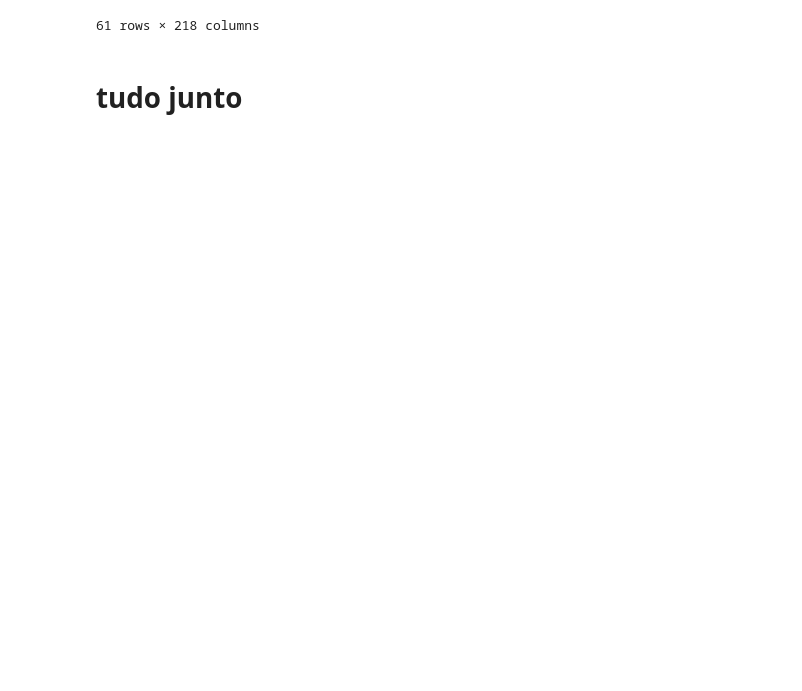
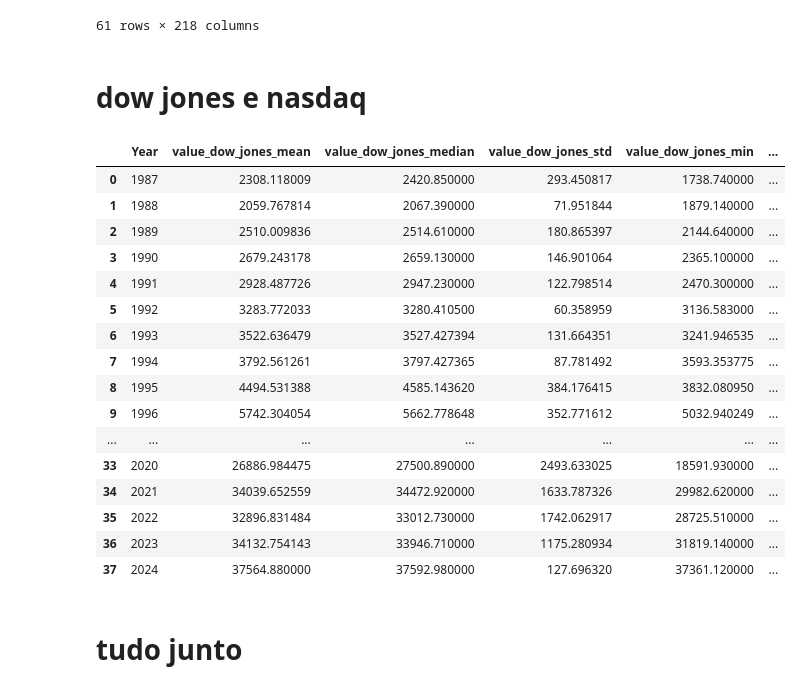
Before and after one commit to pehls/gp27_techchallenge_4, a Jupyter notebook: notebooks/005_gtrp_model_features.ipynb, the cells around one changed output. Cells and saved outputs as stored; diff of their text form; code cells hidden in the pictures; blank space fills up the shorter version.

```diff
--- a/notebooks/005_gtrp_model_features.ipynb
+++ b/notebooks/005_gtrp_model_features.ipynb
@@ -141,6 +118,40 @@ df_fuel_exp
 | 59 | 2021 | NaN | 0.023915 | NaN | NaN | ... |
 | 60 | 2022 | NaN | 0.408202 | NaN | NaN | ... |
 61 rows × 218 columns
+# %% [markdown]
+# dow jones e nasdaq
+# %%
+# dado de dow jones e nasdaq
+df_dowjones_nasdaq = pd.read_csv('D:/Cursos/FIAP_pós/gp27_techchallenge_4/data/df_brent_dowjones_nasdaq.csv')
+df_dowjones_nasdaq['Year'] = [str(pd.to_datetime(x).year) for x in df_dowjones_nasdaq['DATE']]
+df_dowjones_nasdaq = df_dowjones_nasdaq\
+    .groupby('Year')\
+    .agg({
+          'value_dow_jones':('mean', 'median', 'std','min','max')
+        , 'value_nasdaq':('mean', 'median', 'std','min','max')
+    })\
+    .reset_index()
+df_dowjones_nasdaq.columns = ['_'.join(col) for col in df_dowjones_nasdaq.columns.values]
+df_dowjones_nasdaq = df_dowjones_nasdaq.rename(columns={'Year_':'Year'})
+df_dowjones_nasdaq
+# %% [output]
+|  | Year | value_dow_jones_mean | value_dow_jones_median | value_dow_jones_std | value_dow_jones_min | ... |
+| 0 | 1987 | 2308.118009 | 2420.850000 | 293.450817 | 1738.740000 | ... |
+| 1 | 1988 | 2059.767814 | 2067.390000 | 71.951844 | 1879.140000 | ... |
+| 2 | 1989 | 2510.009836 | 2514.610000 | 180.865397 | 2144.640000 | ... |
+| 3 | 1990 | 2679.243178 | 2659.130000 | 146.901064 | 2365.100000 | ... |
+| 4 | 1991 | 2928.487726 | 2947.230000 | 122.798514 | 2470.300000 | ... |
+| 5 | 1992 | 3283.772033 | 3280.410500 | 60.358959 | 3136.583000 | ... |
+| 6 | 1993 | 3522.636479 | 3527.427394 | 131.664351 | 3241.946535 | ... |
+| 7 | 1994 | 3792.561261 | 3797.427365 | 87.781492 | 3593.353775 | ... |
+| 8 | 1995 | 4494.531388 | 4585.143620 | 384.176415 | 3832.080950 | ... |
+| 9 | 1996 | 5742.304054 | 5662.778648 | 352.771612 | 5032.940249 | ... |
+| ... | ... | ... | ... | ... | ... | ... |
+| 33 | 2020 | 26886.984475 | 27500.890000 | 2493.633025 | 18591.930000 | ... |
+| 34 | 2021 | 34039.652559 | 34472.920000 | 1633.787326 | 29982.620000 | ... |
+| 35 | 2022 | 32896.831484 | 33012.730000 | 1742.062917 | 28725.510000 | ... |
+| 36 | 2023 | 34132.754143 | 33946.710000 | 1175.280934 | 31819.140000 | ... |
+| 37 | 2024 | 37564.880000 | 37592.980000 | 127.696320 | 37361.120000 | ... |
 # %% [markdown]
 # tudo junto
 # %%
```
Also changed, not shown: parts of 8 cells of this notebook, 9 other files.
